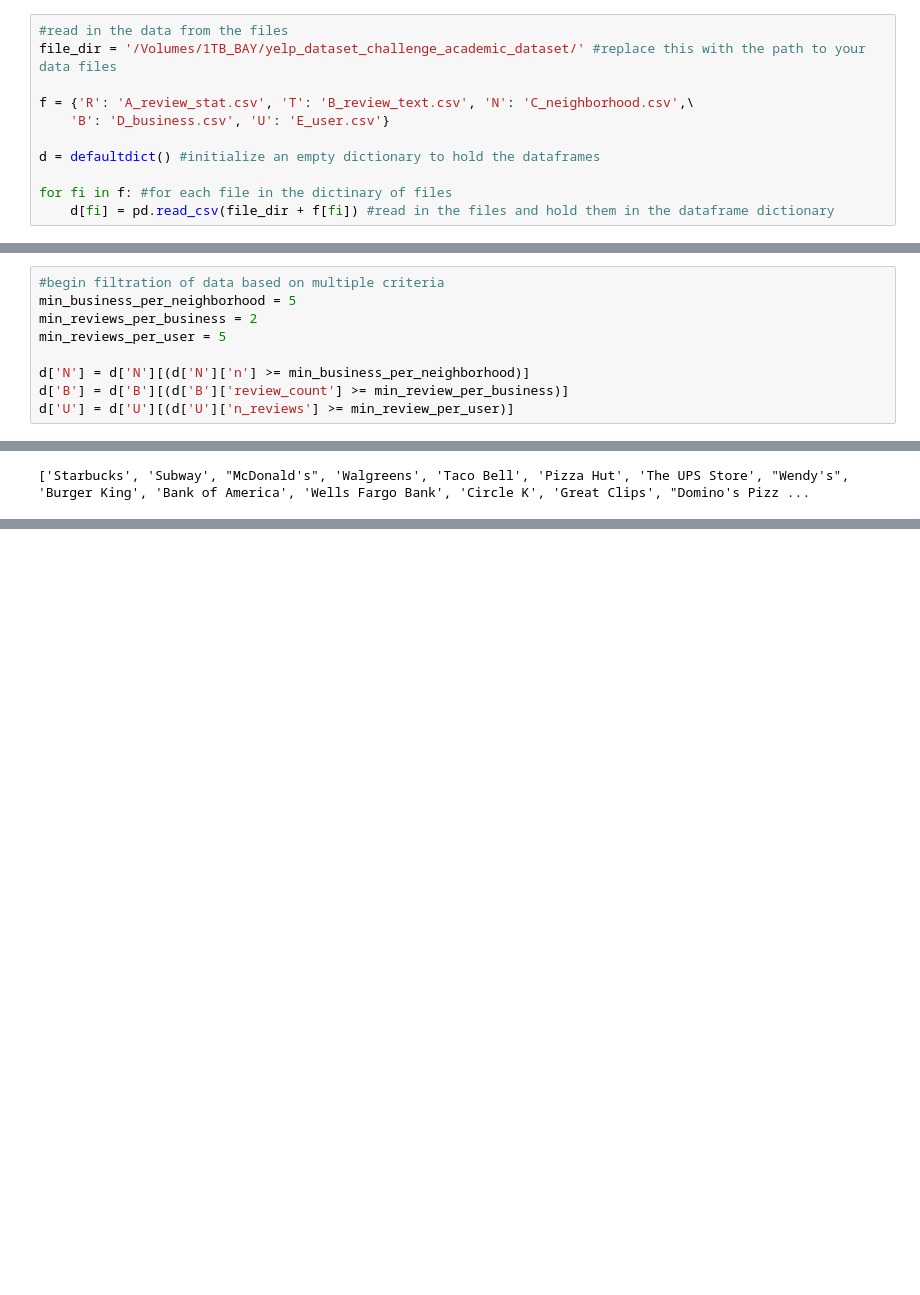
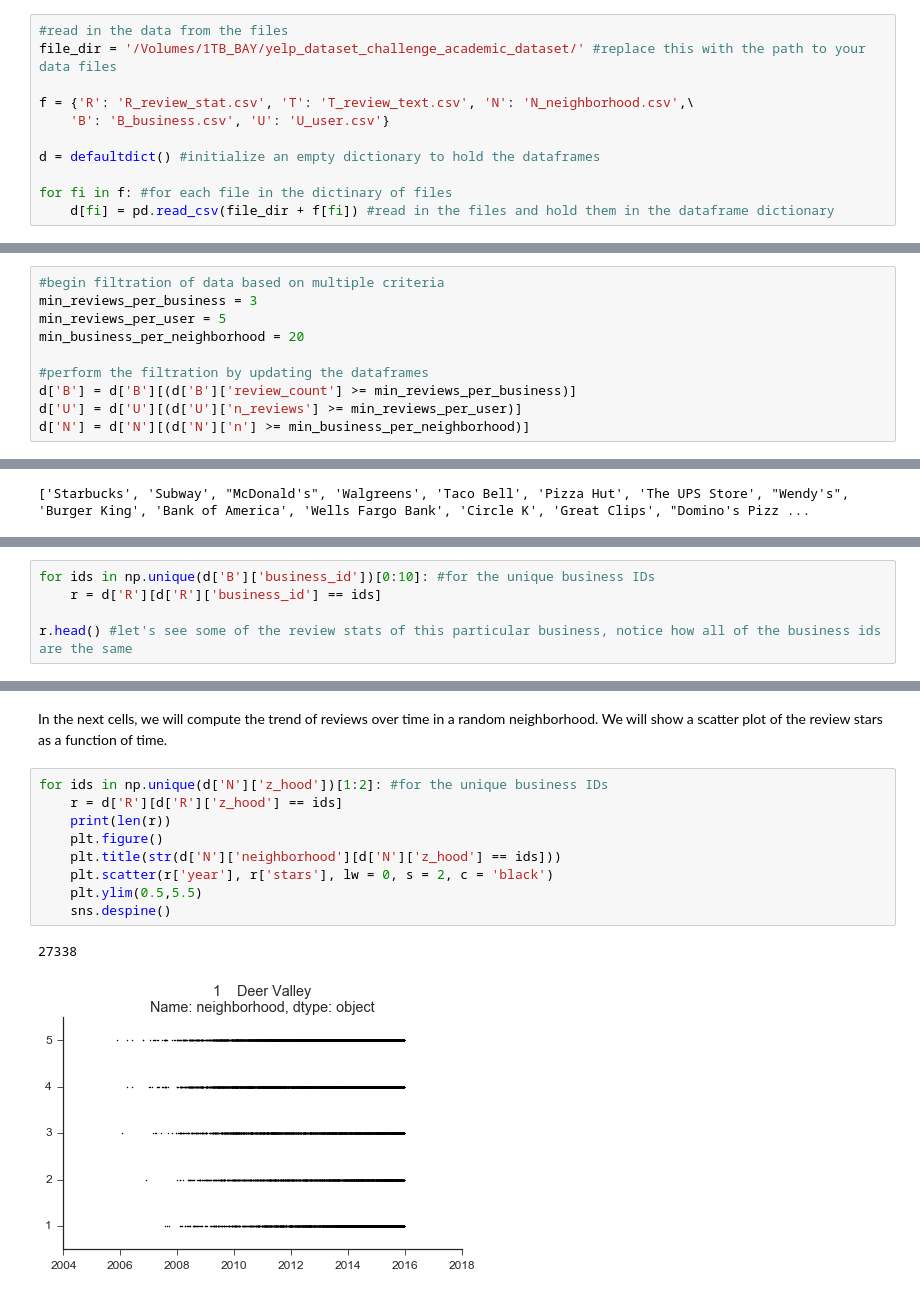
Before and after one commit to franklinmarsh/jac_project, a Jupyter notebook: yelp_zillow.ipynb, the cells around one changed output, grey strips where cells are left out. Saved outputs shown, nothing was run; the diff lists cells and outputs as text; blank space fills up the shorter version.

```diff
--- a/yelp_zillow.ipynb
+++ b/yelp_zillow.ipynb
@@ -48,8 +58,8 @@ def TopChains(df, cutoff):
 #read in the data from the files
 file_dir = '/Volumes/1TB_BAY/yelp_dataset_challenge_academic_dataset/' #replace this with the path to your data files
 
-f = {'R': 'A_review_stat.csv', 'T': 'B_review_text.csv', 'N': 'C_neighborhood.csv',\
-    'B': 'D_business.csv', 'U': 'E_user.csv'}
+f = {'R': 'R_review_stat.csv', 'T': 'T_review_text.csv', 'N': 'N_neighborhood.csv',\
+    'B': 'B_business.csv', 'U': 'U_user.csv'}
 
 d = defaultdict() #initialize an empty dictionary to hold the dataframes
 
@@ -62,12 +85,13 @@ print(d.keys()) #the list of files in the dataframe dictionary
 # %%
 #begin filtration of data based on multiple criteria
-min_business_per_neighborhood = 5
-min_reviews_per_business = 2
+min_reviews_per_business = 3
 min_reviews_per_user = 5
+min_business_per_neighborhood = 20
 
+#perform the filtration by updating the dataframes
+d['B'] = d['B'][(d['B']['review_count'] >= min_reviews_per_business)]
+d['U'] = d['U'][(d['U']['n_reviews'] >= min_reviews_per_user)]
 d['N'] = d['N'][(d['N']['n'] >= min_business_per_neighborhood)]
-d['B'] = d['B'][(d['B']['review_count'] >= min_review_per_business)]
-d['U'] = d['U'][(d['U']['n_reviews'] >= min_review_per_user)]
 # %%
 min_stores_per_chain = 35
 top_chains = TopChains(d['B'], min_stores_per_chain) #list of all of the chains with over a certain number of reviews
@@ -96,0 +103,5 @@ print(top_chains)
+# %%
+for ids in np.unique(d['B']['business_id'])[0:10]: #for the unique business IDs
+    r = d['R'][d['R']['business_id'] == ids]
+
+r.head() #let's see some of the review stats of this particular business, notice how all of the business ids are the same
@@ -96,0 +115,14 @@ print(top_chains)
+# %% [markdown]
+In the next cells, we will compute the trend of reviews over time in a random neighborhood. We will show a scatter plot of the review stars as a function of time.
+# %%
+for ids in np.unique(d['N']['z_hood'])[1:2]: #for the unique business IDs
+    r = d['R'][d['R']['z_hood'] == ids]
+    print(len(r))
+    plt.figure()
+    plt.title(str(d['N']['neighborhood'][d['N']['z_hood'] == ids]))
+    plt.scatter(r['year'], r['stars'], lw = 0, s = 2, c = 'black')
+    plt.ylim(0.5,5.5)
+    sns.despine()
+# %% [output]
+27338
+[figure, added]
```
Also changed, not shown: parts of 16 cells of this notebook, 3 other files.
